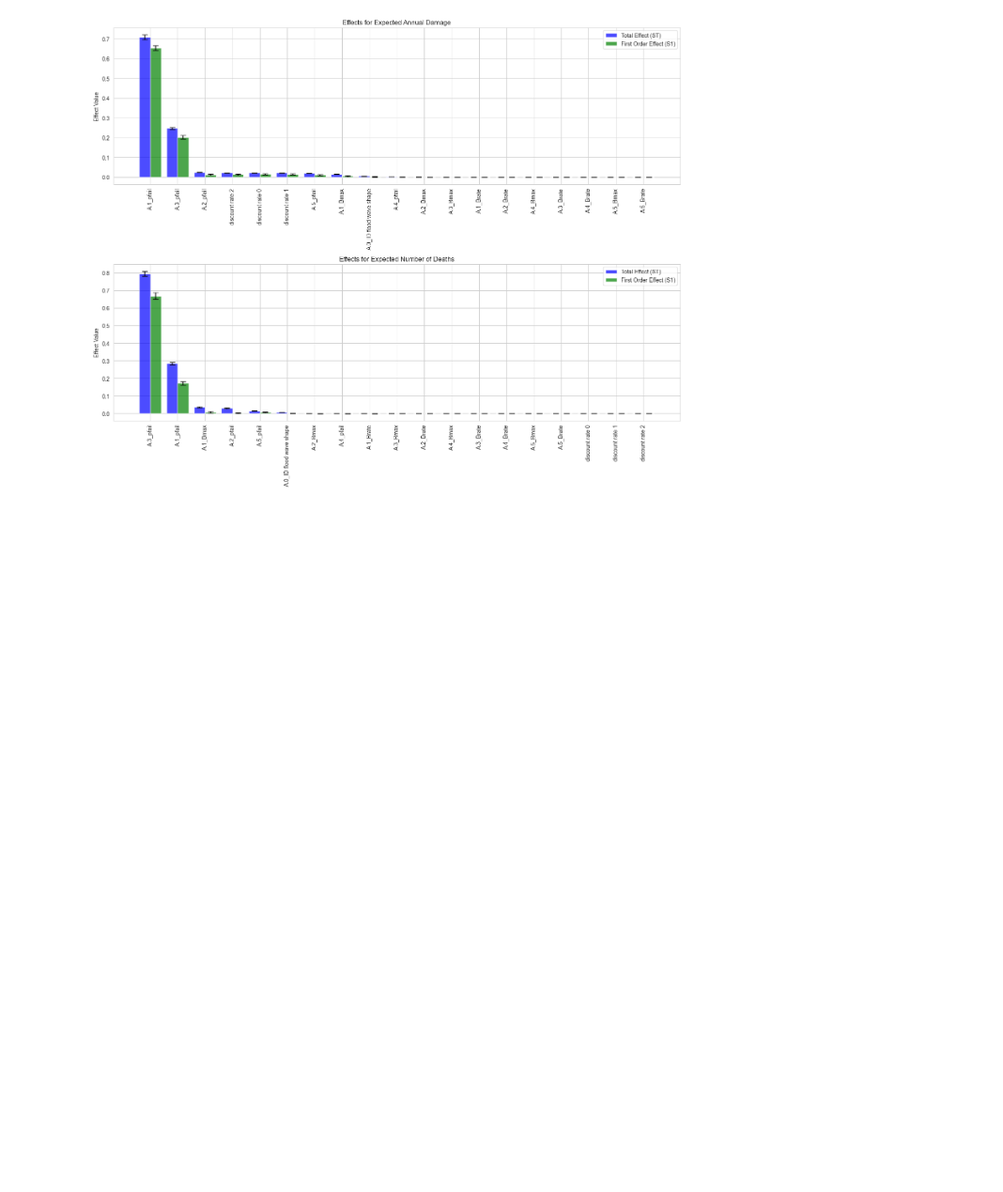
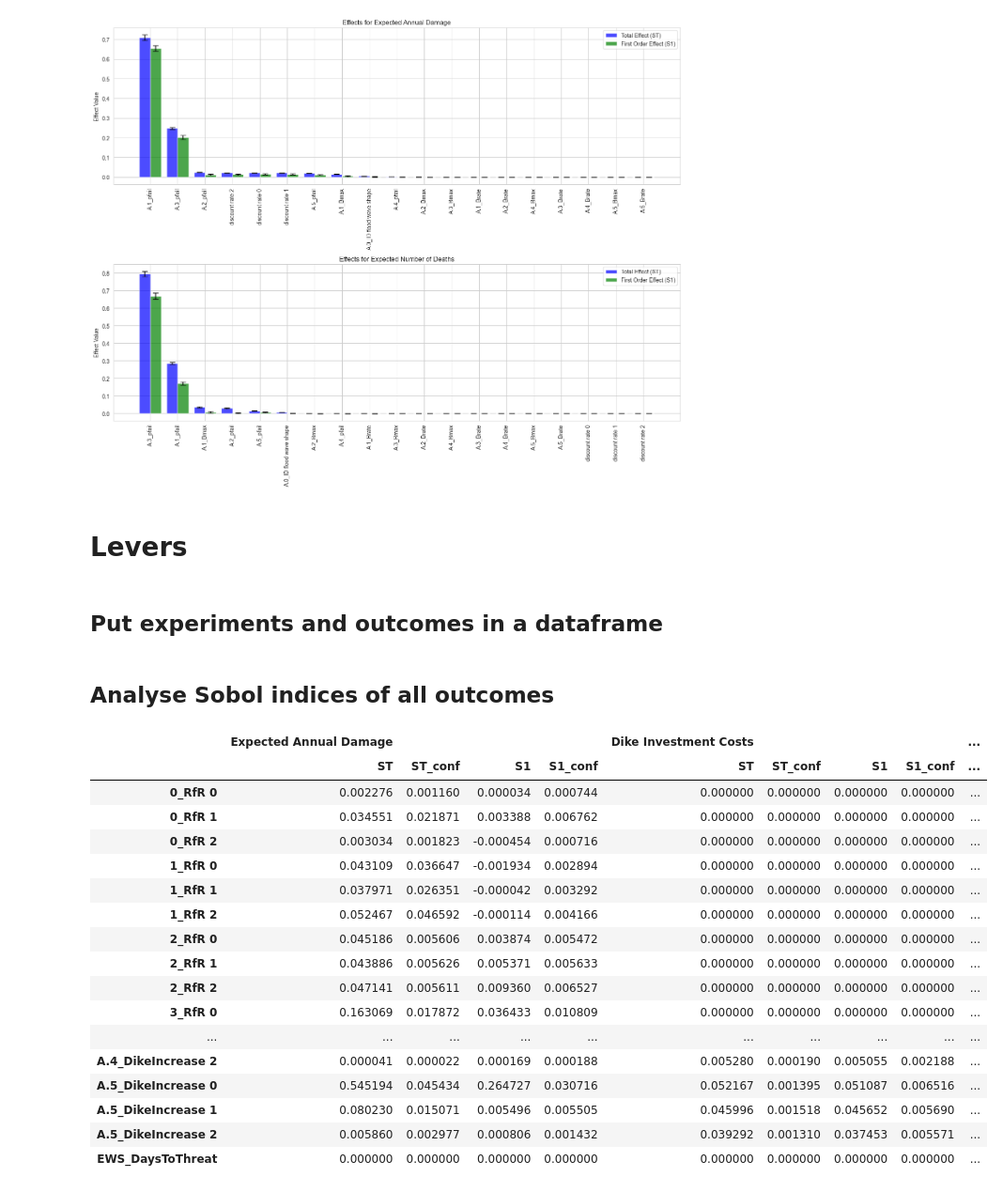
Before and after one commit to jeroenvantil/epa141A_open, a Jupyter notebook: final assignment/Sobol SA.ipynb, the cells around one changed output. Shown at 94% size. Drawn from its saved outputs; the diff is of its cells as text; code cells hidden in the pictures; blank space fills up the shorter version.

```diff
--- a/final assignment/Sobol SA.ipynb
+++ b/final assignment/Sobol SA.ipynb
@@ -215,3 +217,7 @@ plt.tight_layout()
 plt.show()
 # %% [output]
 [figure]
+# %% [markdown]
+# Levers
+# %% [markdown]
+## Put experiments and outcomes in a dataframe
@@ -217,0 +230,48 @@ plt.show()
+# %% [markdown]
+## Analyse Sobol indices of all outcomes
+# %%
+# Store all outcome names in a list
+outcome_names_lev = list(outcomes_lev.keys())
+
+problem_lev = get_SALib_problem(levers)
+
+results_dict = {}
+
+for outcome in outcome_names_lev:
+    # Perform the Sobol analysis for each outcome
+    Si = sobol.analyze(problem_lev, outcomes_lev[outcome], calc_second_order=True, print_to_console=False)
+
+    # Filter the results
+    Si_filter = {k: Si[k] for k in ['ST', 'ST_conf', 'S1', 'S1_conf']}
+
+    # Create a DataFrame from the filtered results
+    Si_df = pd.DataFrame(Si_filter, index=problem_lev['names'])
+
+    # Store the DataFrame in the results dictionary
+    results_dict[outcome] = Si_df
+
+# Concatenate all the DataFrames in the results dictionary into a single DataFrame
+# Use MultiIndex to handle multiple outcomes
+final_df = pd.concat(results_dict, axis=1)
+
+# Display the final DataFrame
+display(final_df)
+# %% [output]
+|  | Expected Annual Damage |  |  |  | Dike Investment Costs |  |  |  | ... |
+|  | ST | ST_conf | S1 | S1_conf | ST | ST_conf | S1 | S1_conf | ... |
+| 0_RfR 0 | 0.002276 | 0.001160 | 0.000034 | 0.000744 | 0.000000 | 0.000000 | 0.000000 | 0.000000 | ... |
+| 0_RfR 1 | 0.034551 | 0.021871 | 0.003388 | 0.006762 | 0.000000 | 0.000000 | 0.000000 | 0.000000 | ... |
+| 0_RfR 2 | 0.003034 | 0.001823 | -0.000454 | 0.000716 | 0.000000 | 0.000000 | 0.000000 | 0.000000 | ... |
+| 1_RfR 0 | 0.043109 | 0.036647 | -0.001934 | 0.002894 | 0.000000 | 0.000000 | 0.000000 | 0.000000 | ... |
+| 1_RfR 1 | 0.037971 | 0.026351 | -0.000042 | 0.003292 | 0.000000 | 0.000000 | 0.000000 | 0.000000 | ... |
+| 1_RfR 2 | 0.052467 | 0.046592 | -0.000114 | 0.004166 | 0.000000 | 0.000000 | 0.000000 | 0.000000 | ... |
+| 2_RfR 0 | 0.045186 | 0.005606 | 0.003874 | 0.005472 | 0.000000 | 0.000000 | 0.000000 | 0.000000 | ... |
+| 2_RfR 1 | 0.043886 | 0.005626 | 0.005371 | 0.005633 | 0.000000 | 0.000000 | 0.000000 | 0.000000 | ... |
+| 2_RfR 2 | 0.047141 | 0.005611 | 0.009360 | 0.006527 | 0.000000 | 0.000000 | 0.000000 | 0.000000 | ... |
+| 3_RfR 0 | 0.163069 | 0.017872 | 0.036433 | 0.010809 | 0.000000 | 0.000000 | 0.000000 | 0.000000 | ... |
+| ... | ... | ... | ... | ... | ... | ... | ... | ... | ... |
+| A.4_DikeIncrease 2 | 0.000041 | 0.000022 | 0.000169 | 0.000188 | 0.005280 | 0.000190 | 0.005055 | 0.002188 | ... |
+| A.5_DikeIncrease 0 | 0.545194 | 0.045434 | 0.264727 | 0.030716 | 0.052167 | 0.001395 | 0.051087 | 0.006516 | ... |
+| A.5_DikeIncrease 1 | 0.080230 | 0.015071 | 0.005496 | 0.005505 | 0.045996 | 0.001518 | 0.045652 | 0.005690 | ... |
+| A.5_DikeIncrease 2 | 0.005860 | 0.002977 | 0.000806 | 0.001432 | 0.039292 | 0.001310 | 0.037453 | 0.005571 | ... |
+| EWS_DaysToThreat | 0.000000 | 0.000000 | 0.000000 | 0.000000 | 0.000000 | 0.000000 | 0.000000 | 0.000000 | ... |
```
Also changed, not shown: parts of 11 cells of this notebook.
